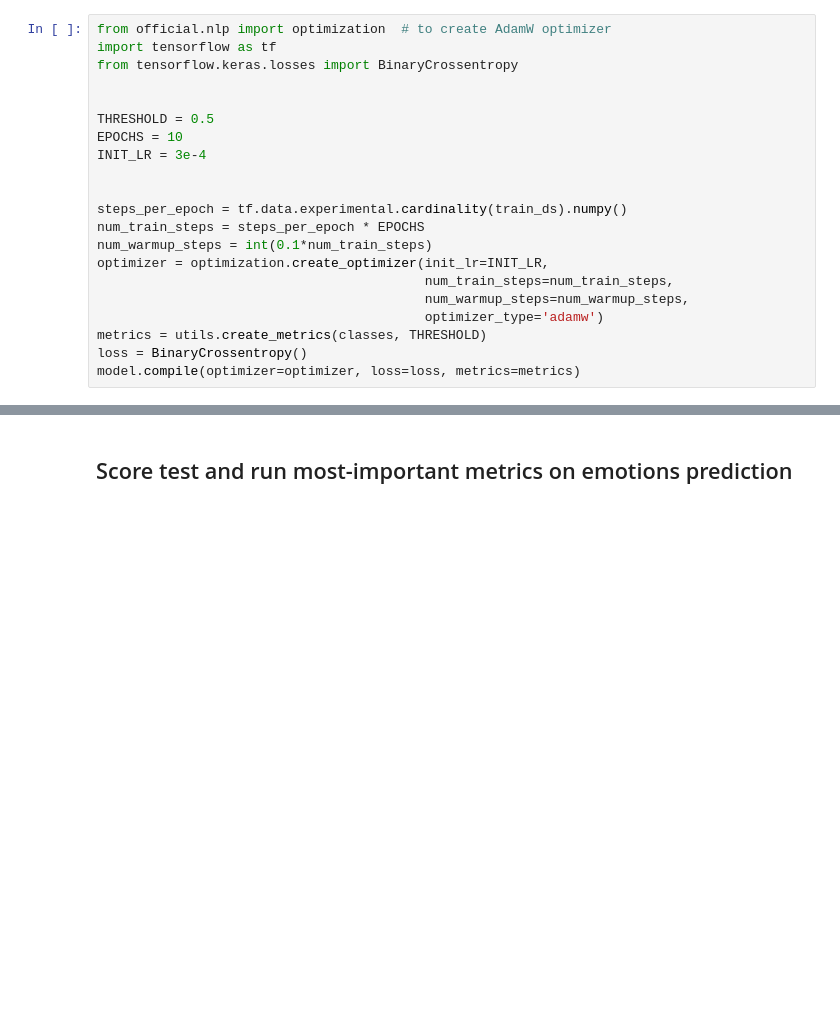
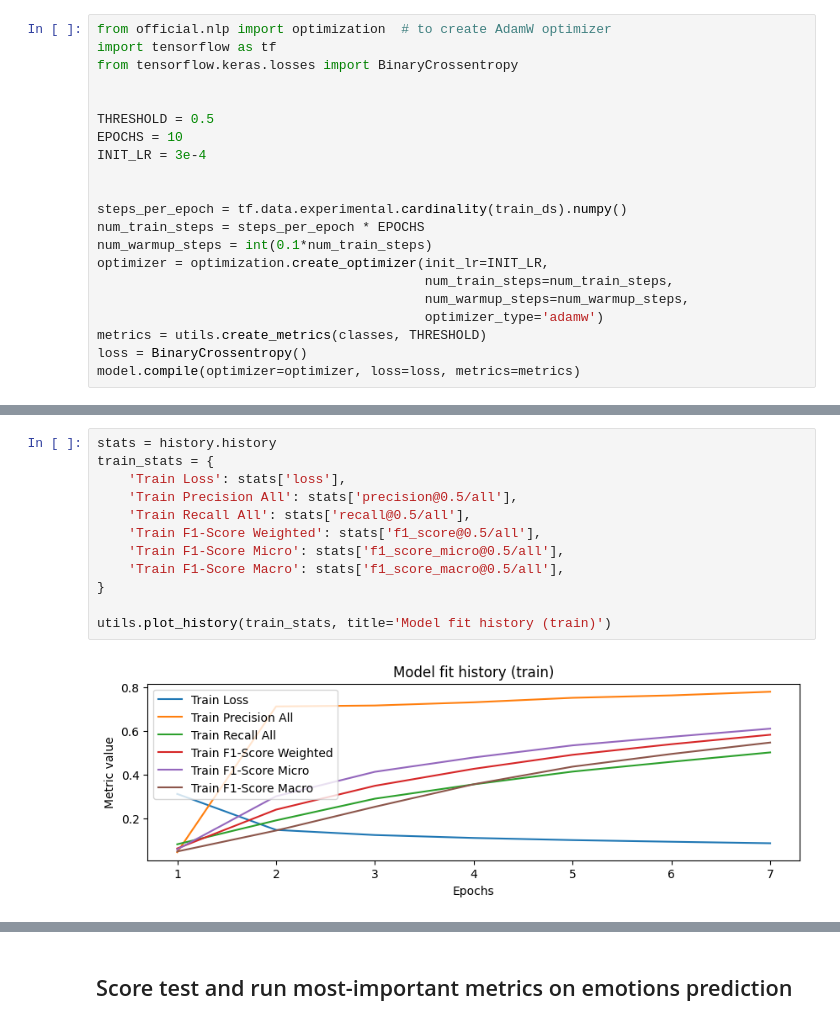
Before and after one commit to Shoomaher/sentiment-analysis, a Jupyter notebook: bert_model_v0.7.1.ipynb, the cells around one changed output, grey strips where cells are left out. Cells and saved outputs as stored; diff of their text form; blank space fills up the shorter version.

```diff
--- a/bert_model_v0.7.1.ipynb
+++ b/bert_model_v0.7.1.ipynb
@@ -130 +130,15 @@ f1_score_macro@0.5/all        0.51284
+# %%
+stats = history.history
+train_stats = {
+    'Train Loss': stats['loss'],
+    'Train Precision All': stats['precision@0.5/all'],
+    'Train Recall All': stats['recall@0.5/all'],
+    'Train F1-Score Weighted': stats['f1_score@0.5/all'],
+    'Train F1-Score Micro': stats['f1_score_micro@0.5/all'],
+    'Train F1-Score Macro': stats['f1_score_macro@0.5/all'],
+}
+
+utils.plot_history(train_stats, title='Model fit history (train)')
+# %% [output]
+[figure, added]
 # %%
```
Also changed, not shown: parts of 11 cells of this notebook, 1 other file.
